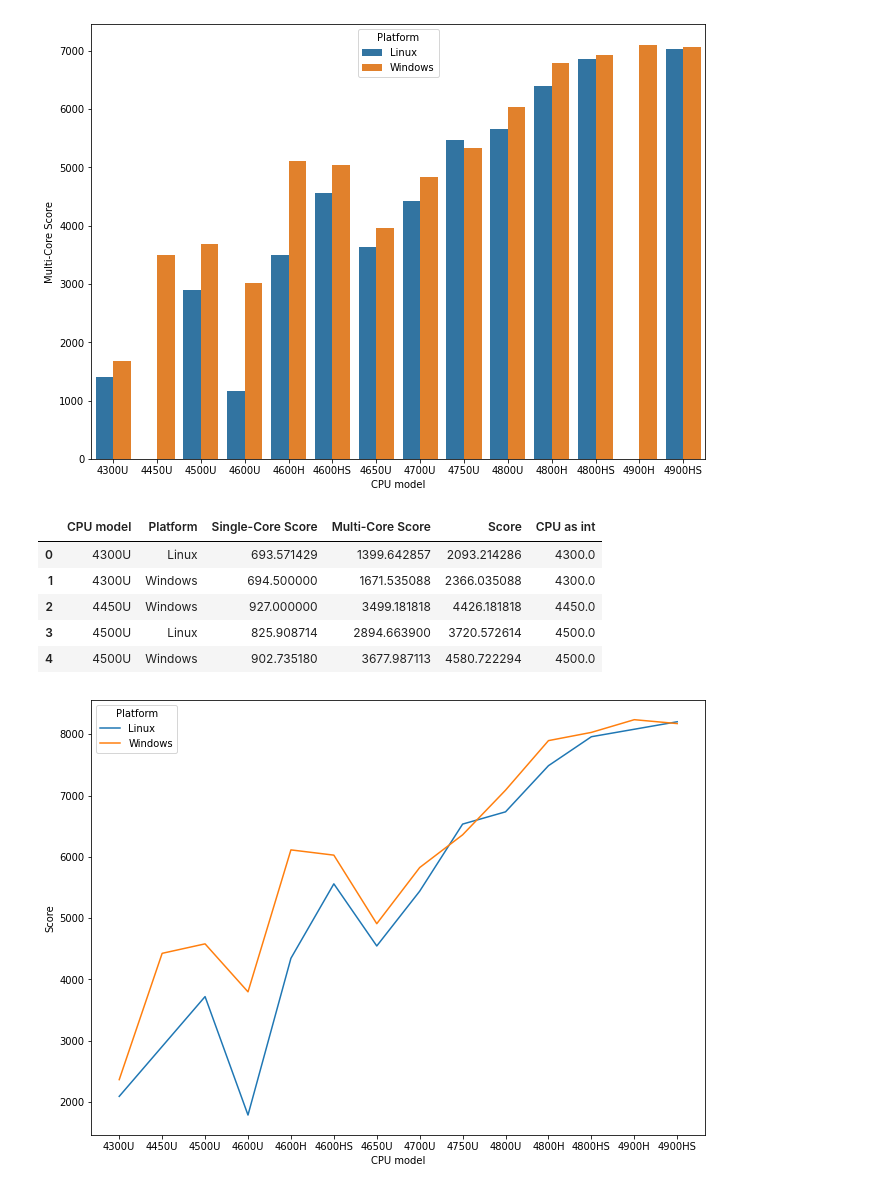
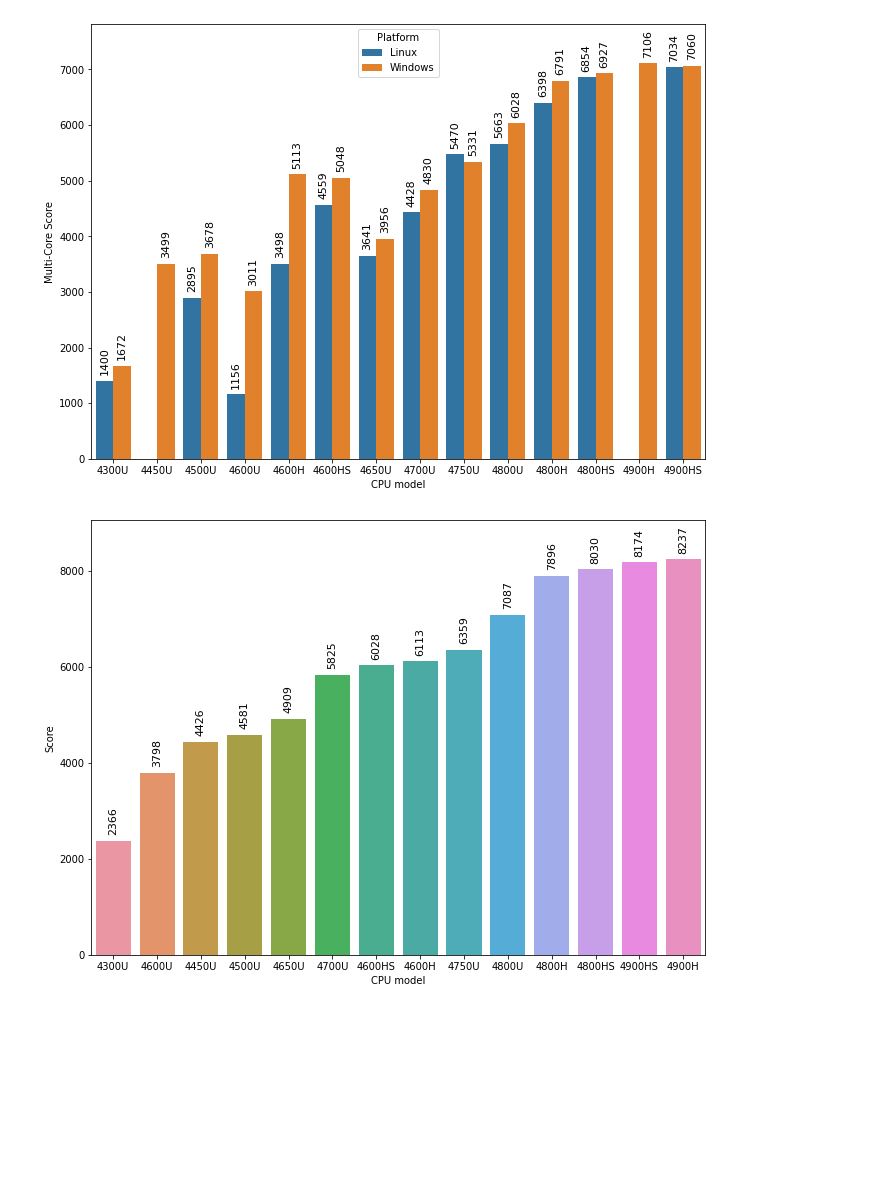
Before and after one commit to kirillstrelkov/playground, a Jupyter notebook: geekbench/ryzen.ipynb, the cells around one changed output. Drawn from its saved outputs; the diff is of its cells as text; code cells hidden in the pictures; blank space fills up the shorter version.

```diff
--- a/geekbench/ryzen.ipynb
+++ b/geekbench/ryzen.ipynb
@@ -20,10 +20,17 @@ df['CPU model'] = df['CPU model'].apply(lambda x: re.search(r'4\d{3}\w+', x).gro
 def plot(plot_func, *args, **kwargs):
     fig, ax = pyplot.subplots(figsize=(11, 8))
     kwargs['ax'] = ax
-    plot_func(*args, **kwargs)
+
+    ax = plot_func(*args, **kwargs)
+    for p in ax.patches:
+        ax.annotate("%.0f" % p.get_height(), (p.get_x() + p.get_width() / 2., p.get_height()),
+            ha='center', va='center', rotation=90, fontsize=11, xytext=(0, 20),
+            textcoords='offset points')
+
+    ax.set_ylim(0, kwargs['data'][kwargs['y']].max() * 1.1)
 
 
-counts = df.groupby('CPU model')['CPU model'].count().reset_index(name='count')
-plot(sns.barplot, x='CPU model', y='count', data=counts)
-counts.head(20)
+counts = df.groupby(['CPU model', 'Platform'])['CPU model'].count().reset_index(name='count')
+plot(sns.barplot, x='CPU model', y='count', hue='Platform', data=counts)
+counts.head(10)
 # %% [output]
@@ -93,18 +96,13 @@ df_mean_cpu.head(30)
 # %%
 plot(sns.barplot, x="CPU model", y="Multi-Core Score", hue='Platform', data=df_mean_cpu)
 # %% [output]
-[figure, old version]
+[figure, new version]
 # %%
-df['Score'] = df['Multi-Core Score'] + df['Single-Core Score']
-df_mean_cpu = mean_groupby(df, group_columns=['CPU model', 'Platform'])
+df_win = df[df['Platform'] == 'Windows']
+df_win['Score'] = df_win['Multi-Core Score'] + df_win['Single-Core Score']
 
-plot(sns.lineplot, x="CPU model", y="Score", hue='Platform', data=df_mean_cpu.reset_index())
-df_mean_cpu.head()
+df_mean_cpu = mean_groupby(df_win, group_columns=['CPU model', 'Platform']).sort_values('Score')
+
+plot(sns.barplot, x="CPU model", y="Score", data=df_mean_cpu.reset_index())
 # %% [output]
-|  | CPU model | Platform | Single-Core Score | Multi-Core Score | Score | CPU as int |
-| 0 | 4300U | Linux | 693.571429 | 1399.642857 | 2093.214286 | 4300.0 |
-| 1 | 4300U | Windows | 694.500000 | 1671.535088 | 2366.035088 | 4300.0 |
-| 2 | 4450U | Windows | 927.000000 | 3499.181818 | 4426.181818 | 4450.0 |
-| 3 | 4500U | Linux | 825.908714 | 2894.663900 | 3720.572614 | 4500.0 |
-| 4 | 4500U | Windows | 902.735180 | 3677.987113 | 4580.722294 | 4500.0 |
-[figure, old version]
+[figure, new version]
```
Also changed, not shown: parts of 3 cells of this notebook, 1 other file.
